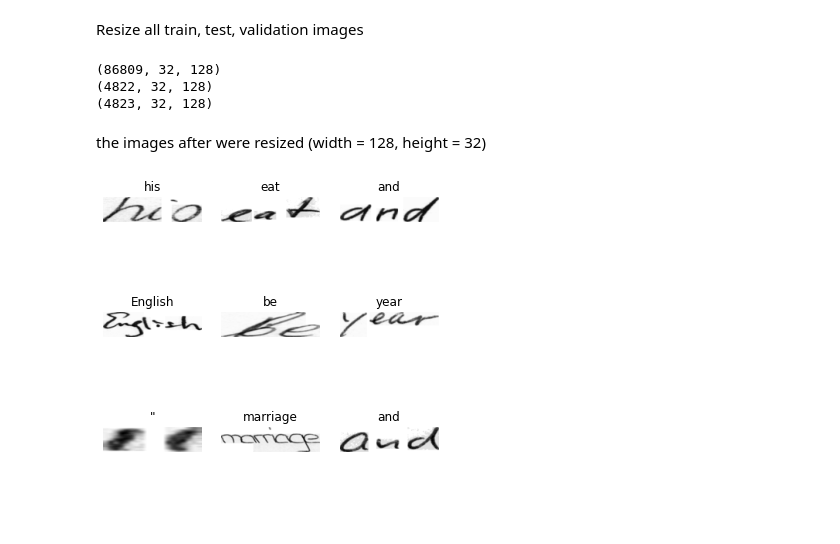
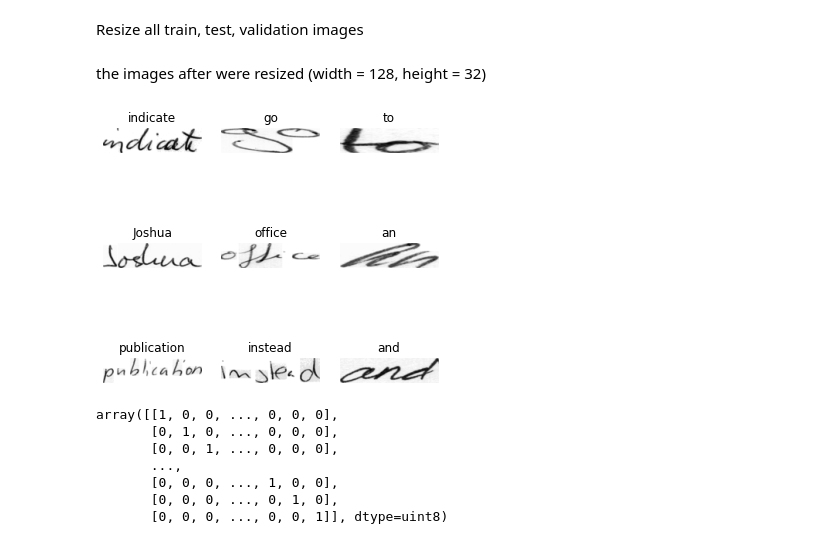
Before and after one commit to iyadmak/HTR, a Jupyter notebook: src/Model.ipynb, the cells around one changed output. Cells and saved outputs as stored; diff of their text form; code cells hidden in the pictures; blank space fills up the shorter version.

Commit message:
add ConvertToCat function in Model File

```diff
--- a/src/Model.ipynb
+++ b/src/Model.ipynb
@@ -51,27 +52,37 @@ def resizeImages(images, img_size : tuple):
 Resize all train, test, validation images
 # %%
 size = (128,32)
-Resized_train_img = resizeImages(train_img_paths,(128,32))
-Resized_test_img = resizeImages(test_img_paths,(128,32))
-Resized_validation_img = resizeImages(validation_img_paths,(128,32))
+#Resized_train_img = resizeImages(train_img_paths,size)
+Resized_test_img = resizeImages(test_img_paths,size)
+#Resized_validation_img = resizeImages(validation_img_paths,size)
 
-print(Resized_train_img.shape)
-print(Resized_test_img.shape)
-print(Resized_validation_img.shape)
+#print(Resized_train_img.shape)
+#print(Resized_test_img)
+#print(Resized_validation_img.shape)
-# %% [output]
-(86809, 32, 128)
-(4822, 32, 128)
-(4823, 32, 128)
 # %% [markdown]
 the images after were resized (width = 128, height = 32)
 # %%
 plt.figure(figsize=(6,6))
 
 for i in range(9) :
-    img = Resized_train_img[i]
+    img = Resized_test_img[i]
     plt.subplot(3,3,i+1)
     plt.axis('off')
-    plt.title(train_CleanedLabels[i])
+    plt.title(test_CleanedLabels[i])
     plt.imshow(img,cmap='gray')
 # %% [output]
-[figure, old version]
+[figure, new version]
+# %%
+
+def ConvertToCat(data):
+    z = pd.get_dummies(data)
+    k = np.array(z)
+    return k
+# %% [output]
+array([[1, 0, 0, ..., 0, 0, 0],
+       [0, 1, 0, ..., 0, 0, 0],
+       [0, 0, 1, ..., 0, 0, 0],
+       ...,
+       [0, 0, 0, ..., 1, 0, 0],
+       [0, 0, 0, ..., 0, 1, 0],
+       [0, 0, 0, ..., 0, 0, 1]], dtype=uint8)
```
Also changed, not shown: parts of 3 cells of this notebook, 2 other files.
